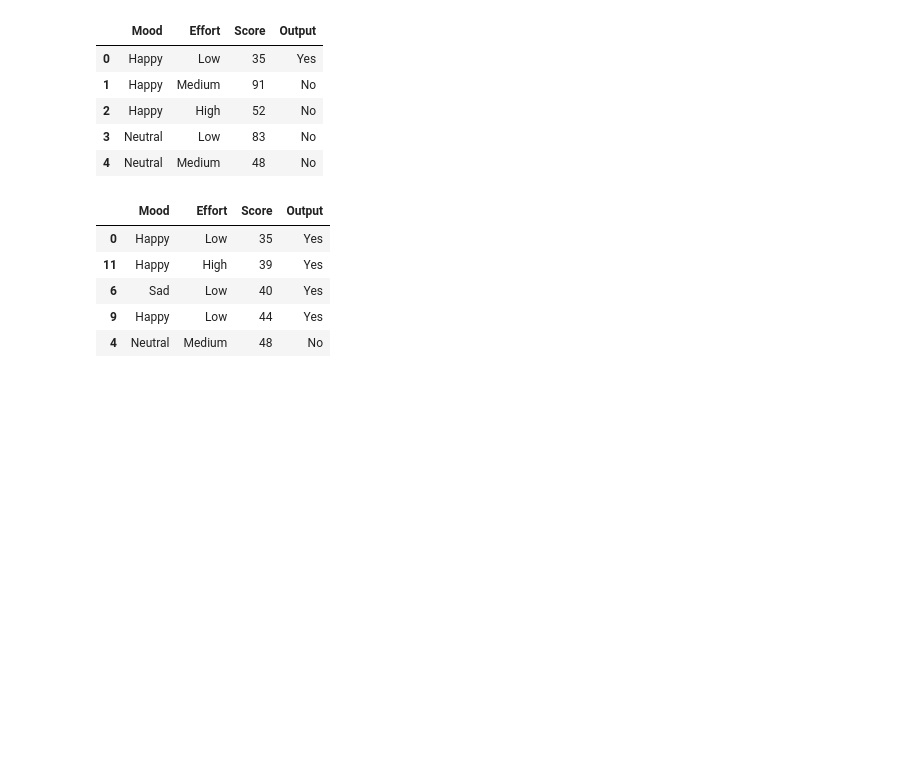
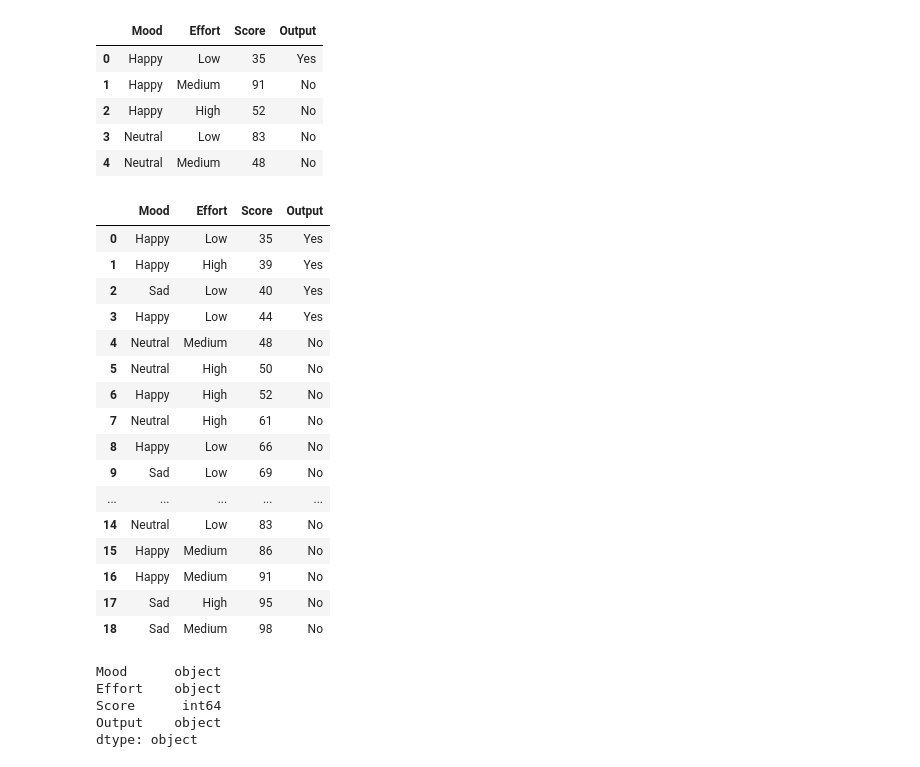
Before and after one commit to DeneshwaraSai/IIT-CS484-ML, a Jupyter notebook: Assignment1/id3.ipynb, the cells around one changed output. Saved outputs shown, nothing was run; the diff lists cells and outputs as text; code cells hidden in the pictures; blank space fills up the shorter version.

```diff
--- a/Assignment1/id3.ipynb
+++ b/Assignment1/id3.ipynb
@@ -22,16 +24,27 @@ data.head()
 # %%
 # sort the data by score
 def sortDataFrameByScore(data):
-    data = data.sort_values(by='Score')
+    data = data.sort_values(by='Score', ignore_index=True)
     data.head()
     return data
 # %%
 data = sortDataFrameByScore(data)
-data.head()
+data
 # %% [output]
 |  | Mood | Effort | Score | Output |
 | 0 | Happy | Low | 35 | Yes |
-| 11 | Happy | High | 39 | Yes |
-| 6 | Sad | Low | 40 | Yes |
-| 9 | Happy | Low | 44 | Yes |
+| 1 | Happy | High | 39 | Yes |
+| 2 | Sad | Low | 40 | Yes |
+| 3 | Happy | Low | 44 | Yes |
 | 4 | Neutral | Medium | 48 | No |
+| 5 | Neutral | High | 50 | No |
+| 6 | Happy | High | 52 | No |
+| 7 | Neutral | High | 61 | No |
+| 8 | Happy | Low | 66 | No |
+| 9 | Sad | Low | 69 | No |
+| ... | ... | ... | ... | ... |
+| 14 | Neutral | Low | 83 | No |
+| 15 | Happy | Medium | 86 | No |
+| 16 | Happy | Medium | 91 | No |
+| 17 | Sad | High | 95 | No |
+| 18 | Sad | Medium | 98 | No |
@@ -43,0 +51,8 @@ def informationGain():
+# %%
+data.dtypes
+# %% [output]
+Mood      object
+Effort    object
+Score      int64
+Output    object
+dtype: object
```
Also changed, not shown: parts of 23 cells of this notebook, 6 other files.
